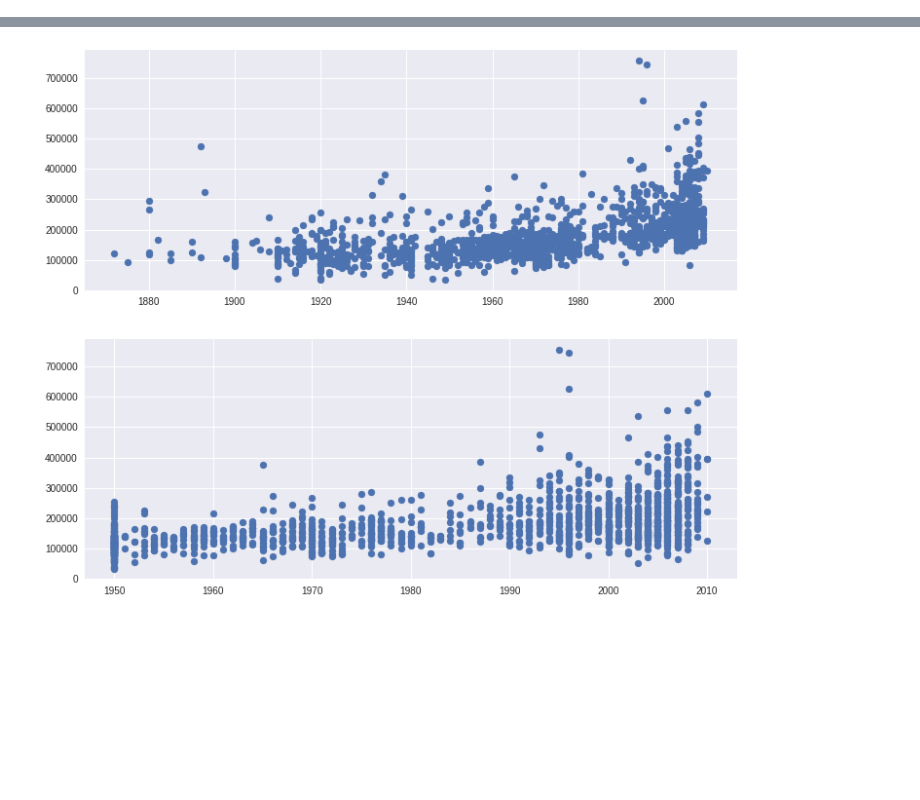
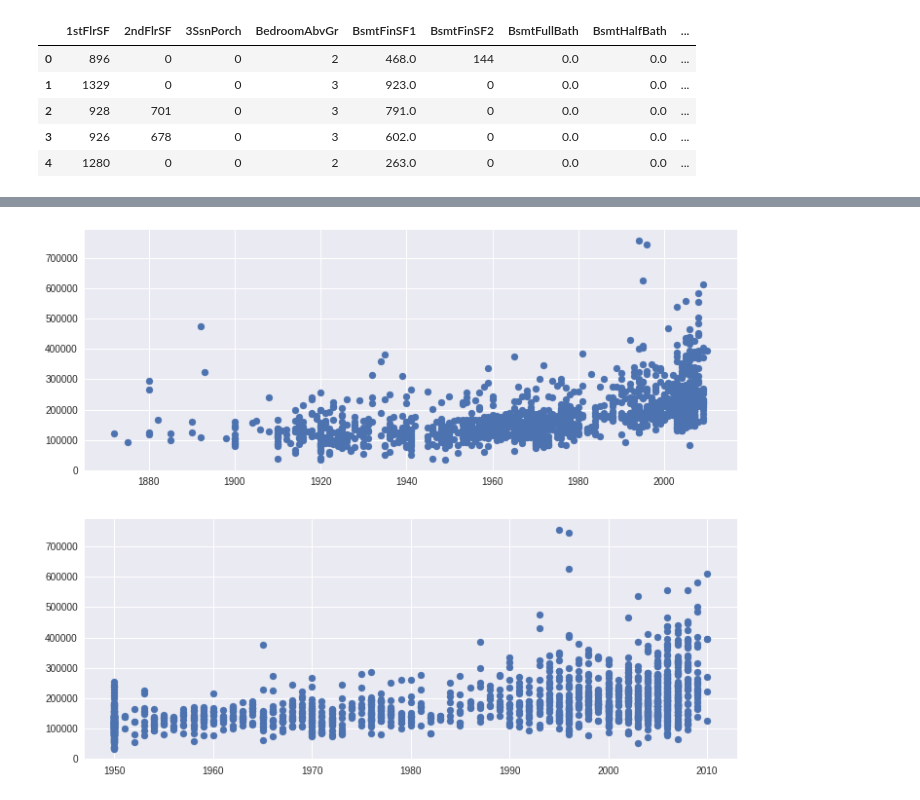
Before and after one commit to bathulas/house-prices, a Jupyter notebook: house_prices.ipynb, the cells around one changed output, grey strips where cells are left out. Drawn from its saved outputs; the diff is of its cells as text; code cells hidden in the pictures; blank space fills up the shorter version.

```diff
--- a/house_prices.ipynb
+++ b/house_prices.ipynb
@@ -15,11 +15,17 @@ test = pd.read_csv(test_loc);
 # %%
 print train.shape
 print test.shape
+
+#merging train and test
+frames = [train,test]
+merged = pd.concat(frames)
+
+
 k = 0
 for x in range(0,8):
-    print train.iloc[:,k:k+10].head(5)
-    print train.iloc[:,k:k+10].isnull().sum()
-    print train.iloc[:,k:k+10].describe()
+    print merged.iloc[:,k:k+10].head(5)
+    print merged.iloc[:,k:k+10].isnull().sum()
+    print merged.iloc[:,k:k+10].describe()
     k = k +10
 # %% [output]
 (1460, 81)
@@ -41,0 +68,18 @@ max     480.000000   738.000000  15500.000000    12.000000  2010.000000
+# %%
+for i in merged.columns:
+    if(merged[i].dtype == object) & (merged[i].isnull().sum() >=1):
+        merged[i] = merged[i].fillna("None")
+
+
+
+merged.LotFrontage = merged.LotFrontage.fillna(merged.LotFrontage.mean())
+merged.MasVnrArea = merged.MasVnrArea.fillna(0.0)
+merged.BsmtFinSF1 = merged.BsmtFinSF1.fillna(test.BsmtFinSF1.mean())
+merged.BsmtFinSF2 = merged.BsmtFinSF2.fillna("0.0")
+merged.BsmtFullBath = merged.BsmtFullBath.fillna(merged.BsmtFullBath.mean())
+merged.BsmtHalfBath = merged.BsmtHalfBath.fillna(merged.BsmtHalfBath.mean())
+merged.GarageCars = merged.GarageCars.fillna(merged.GarageCars.mean())
+merged.GarageArea = merged.GarageArea.fillna(merged.GarageArea.mean())
+merged.TotalBsmtSF = merged.TotalBsmtSF.fillna(merged.TotalBsmtSF.mean())
+merged.GarageYrBlt = merged.GarageYrBlt.fillna(0.0)
+merged.BsmtUnfSF = merged.BsmtUnfSF.fillna(0.0)
@@ -41,0 +98,22 @@ max     480.000000   738.000000  15500.000000    12.000000  2010.000000
+# %%
+merged.YearBuilt = merged.YearBuilt - 1872
+merged.YearRemodAdd = merged.YearRemodAdd - 1950
+merged.YrSold = merged.YrSold - 2006
+
+merged_dum = pd.get_dummies(merged[cols])
+
+merged.num = merged.drop(cols,axis=1,inplace=True)
+frames = [merged, merged_dum];
+
+merged_f = pd.concat(frames,axis=1)
+# %%
+
+train = merged.iloc[:1459,0:82]
+test = merged.iloc[1460:,0:82]
+# %% [output]
+|  | 1stFlrSF | 2ndFlrSF | 3SsnPorch | BedroomAbvGr | BsmtFinSF1 | BsmtFinSF2 | BsmtFullBath | BsmtHalfBath | ... |
+| 0 | 896 | 0 | 0 | 2 | 468.0 | 144 | 0.0 | 0.0 | ... |
+| 1 | 1329 | 0 | 0 | 3 | 923.0 | 0 | 0.0 | 0.0 | ... |
+| 2 | 928 | 701 | 0 | 3 | 791.0 | 0 | 0.0 | 0.0 | ... |
+| 3 | 926 | 678 | 0 | 3 | 602.0 | 0 | 0.0 | 0.0 | ... |
+| 4 | 1280 | 0 | 0 | 2 | 263.0 | 0 | 0.0 | 0.0 | ... |
```
Also changed, not shown: parts of 35 cells of this notebook.
